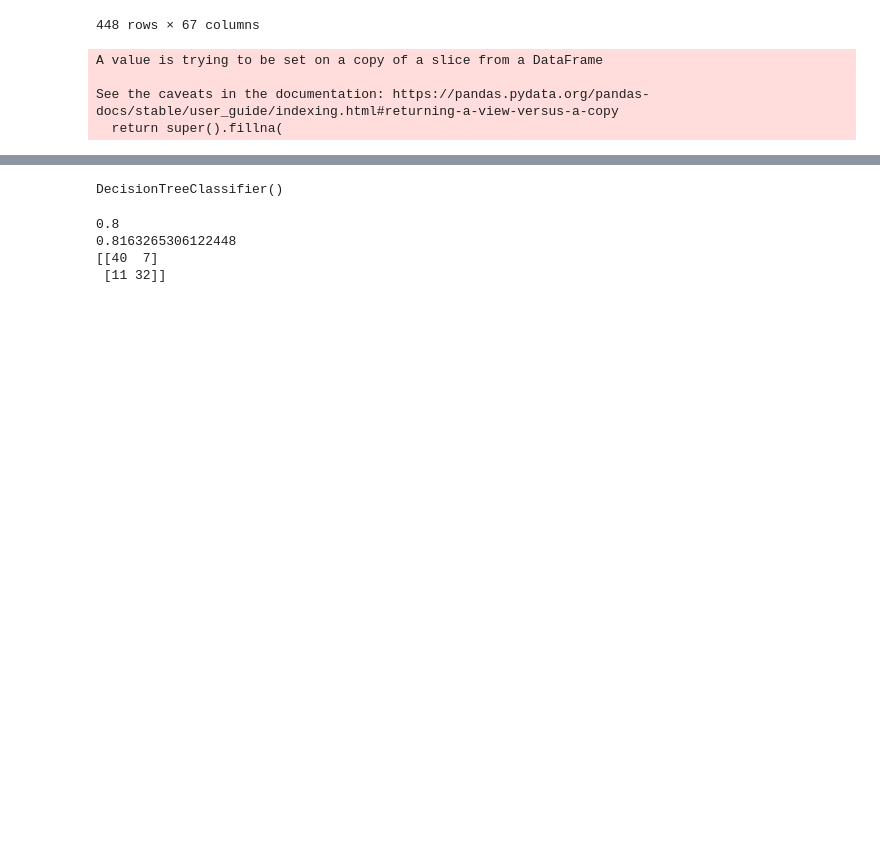
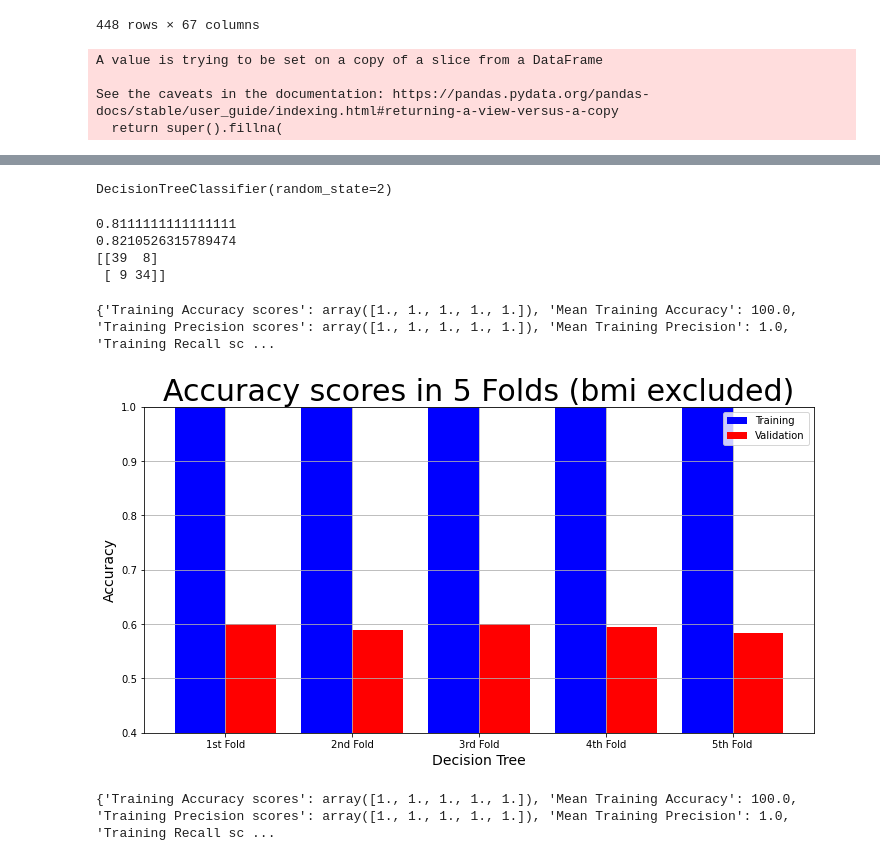
Before and after one commit to cecusack/anaan_ml, a Jupyter notebook: ML Python Code/anaan_machinelearning.ipynb, the cells around one changed output, grey strips where cells are left out. Cells and saved outputs as stored; diff of their text form; code cells hidden in the pictures; blank space fills up the shorter version.

Commit message:
Update anaan_machinelearning.ipynb
We now have cross-validation.

```diff
--- a/ML Python Code/anaan_machinelearning.ipynb
+++ b/ML Python Code/anaan_machinelearning.ipynb
@@ -11,7 +11,7 @@ np.random.seed(6)
 os.chdir('C:/Users/Luis/Documents/GitHub/anaan_ml/')
 # %%
 #reading in our data
-dat = pd.read_csv('cleaning and combining datasets/ANAANcombined_cec_2023-07-03.csv')
+dat = pd.read_csv('cleaning and combining datasets/ANAANcombined_cec_2023-07-19.csv')
 dat
 # %% [output]
 |  | study | participant_id | sex | gender | sexual_orient | age | height | weight | bmi | dx | ... |
@@ -326,7 +326,7 @@ X2_train, X2_test, y2_train, y2_test = train_test_split(x, y, test_size = .20, r
 # %%
 DT.fit(X2_train, y2_train)
 # %% [output]
-DecisionTreeClassifier()
+DecisionTreeClassifier(random_state=2)
 # %%
 pred2 = DT.predict(X2_test)
 
@@ -334,7 +334,7 @@ print(accuracy_score(y2_test,pred2))
 print(f1_score(y2_test,pred2))
 print(confusion_matrix(y2_test, pred2))
 # %% [output]
-0.8
-0.8163265306122448
-[[40  7]
- [11 32]]
+0.8111111111111111
+0.8210526315789474
+[[39  8]
+ [ 9 34]]
@@ -340,0 +387,5 @@ print(confusion_matrix(y2_test, pred2))
+# %%
+cv_result = cross_validation(DT, nobmix, y, 5)
+print(cv_result)
+# %% [output]
+{'Training Accuracy scores': array([1., 1., 1., 1., 1.]), 'Mean Training Accuracy': 100.0, 'Training Precision scores': array([1., 1., 1., 1., 1.]), 'Mean Training Precision': 1.0, 'Training Recall sc ...
@@ -340,0 +409,10 @@ print(confusion_matrix(y2_test, pred2))
+# %%
+model_name = 'Decision Tree'
+plot_result(model_name, "Accuracy", "Accuracy scores in 5 Folds (bmi excluded)", cv_result["Training Accuracy scores"], cv_result["Validation Accuracy scores"])
+# %% [output]
+[figure, added]
+# %%
+cv2_result = cross_validation(DT, x, y, 5)
+print(cv2_result)
+# %% [output]
+{'Training Accuracy scores': array([1., 1., 1., 1., 1.]), 'Mean Training Accuracy': 100.0, 'Training Precision scores': array([1., 1., 1., 1., 1.]), 'Mean Training Precision': 1.0, 'Training Recall sc ...
```
Also changed, not shown: parts of 6 cells of this notebook.
